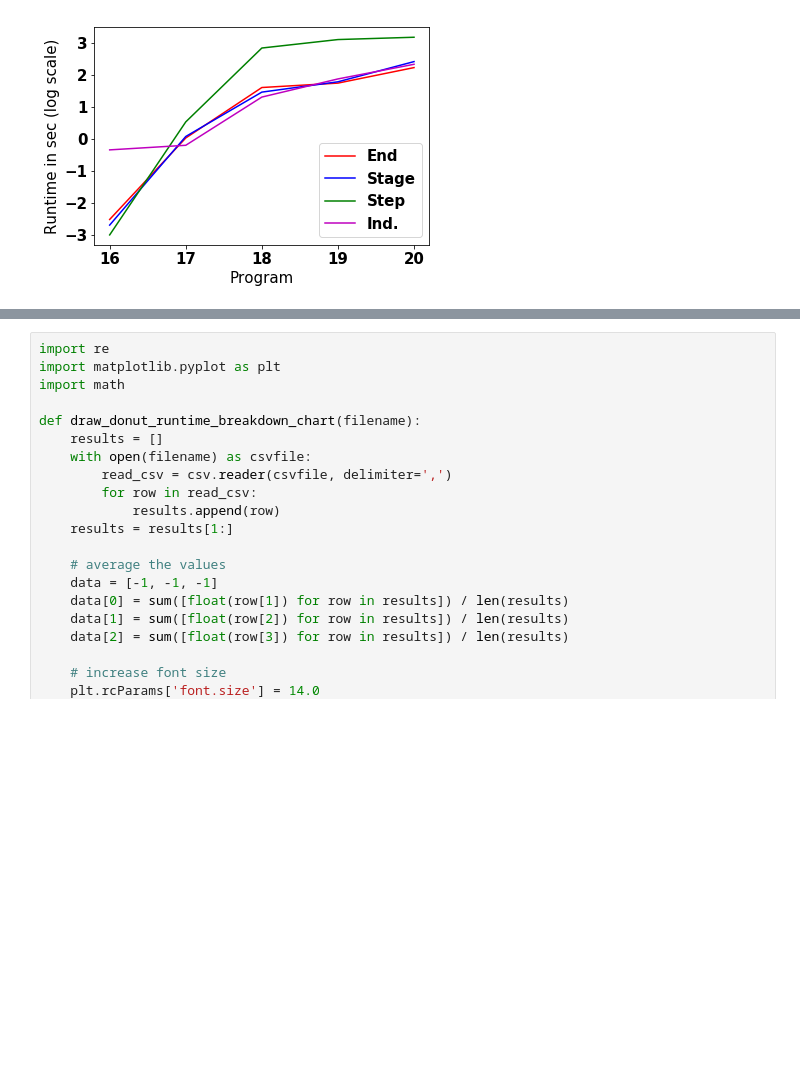
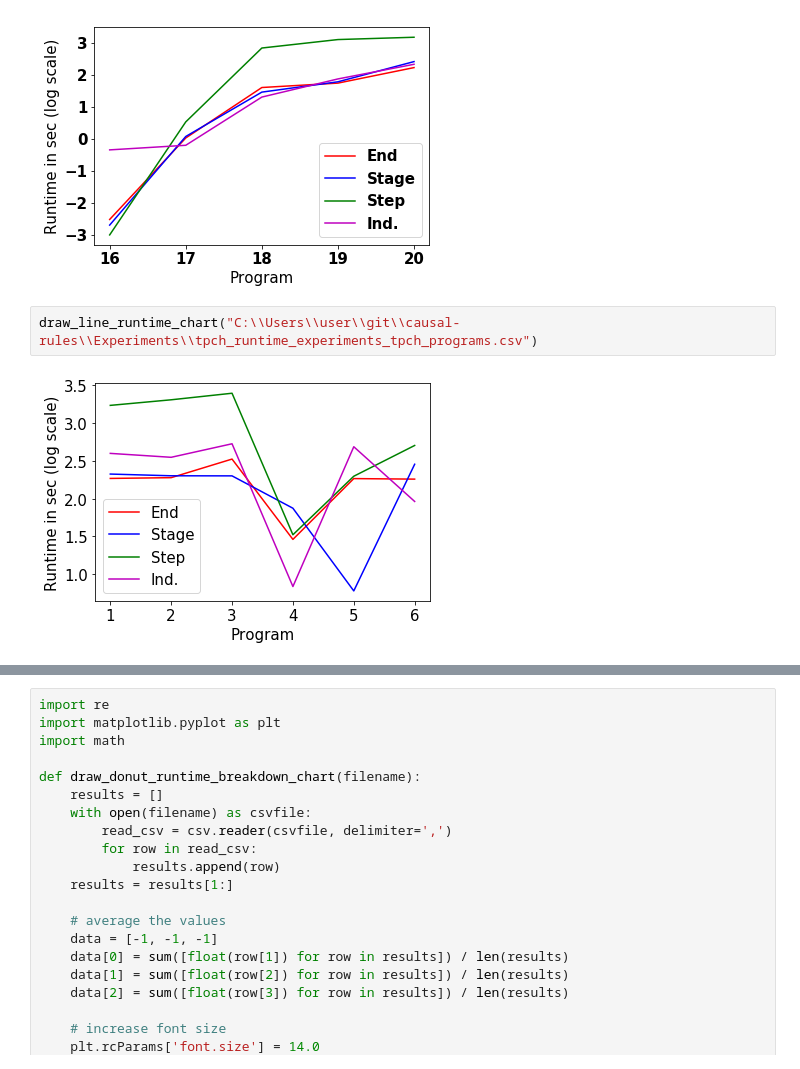
Before and after one commit to amirgilad/On-Multiple-Semantics-for-Declarative-Database-Repairs, a Jupyter notebook: Experiments/draw_graphs.ipynb, the cells around one changed output, grey strips where cells are left out. Drawn from its saved outputs; the diff is of its cells as text; blank space fills up the shorter version.

```diff
--- a/Experiments/draw_graphs.ipynb
+++ b/Experiments/draw_graphs.ipynb
@@ -93,4 +97,8 @@ draw_line_runtime_chart("C:\\Users\\user\\git\\causal-rules\\Experiments\\runtim
 draw_line_runtime_chart("C:\\Users\\user\\git\\causal-rules\\Experiments\\runtime_experiments_num_rules_programs.csv", start_prog= 15)
 # %% [output]
 [figure]
+# %%
+draw_line_runtime_chart("C:\\Users\\user\\git\\causal-rules\\Experiments\\tpch_runtime_experiments_tpch_programs.csv")
+# %% [output]
+[figure, added]
 # %%
```
Also changed, not shown: parts of 12 cells of this notebook, 17 other files.
